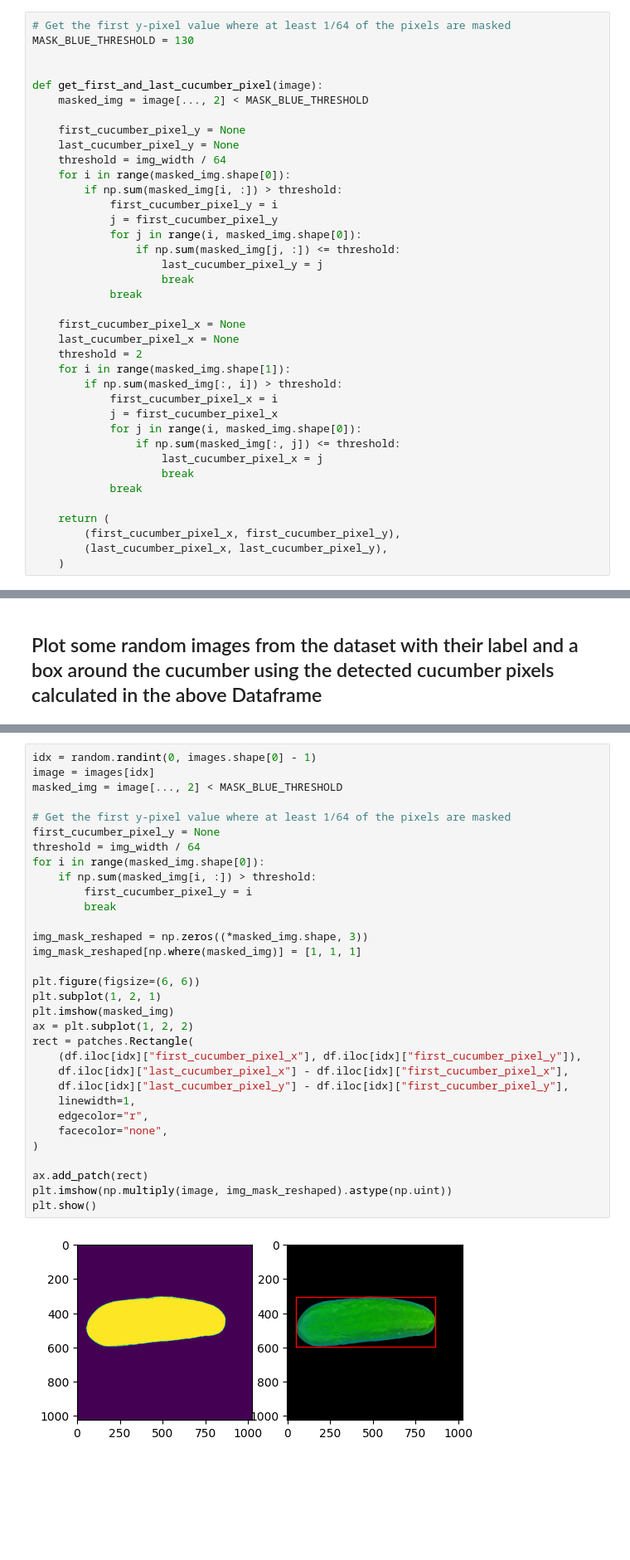
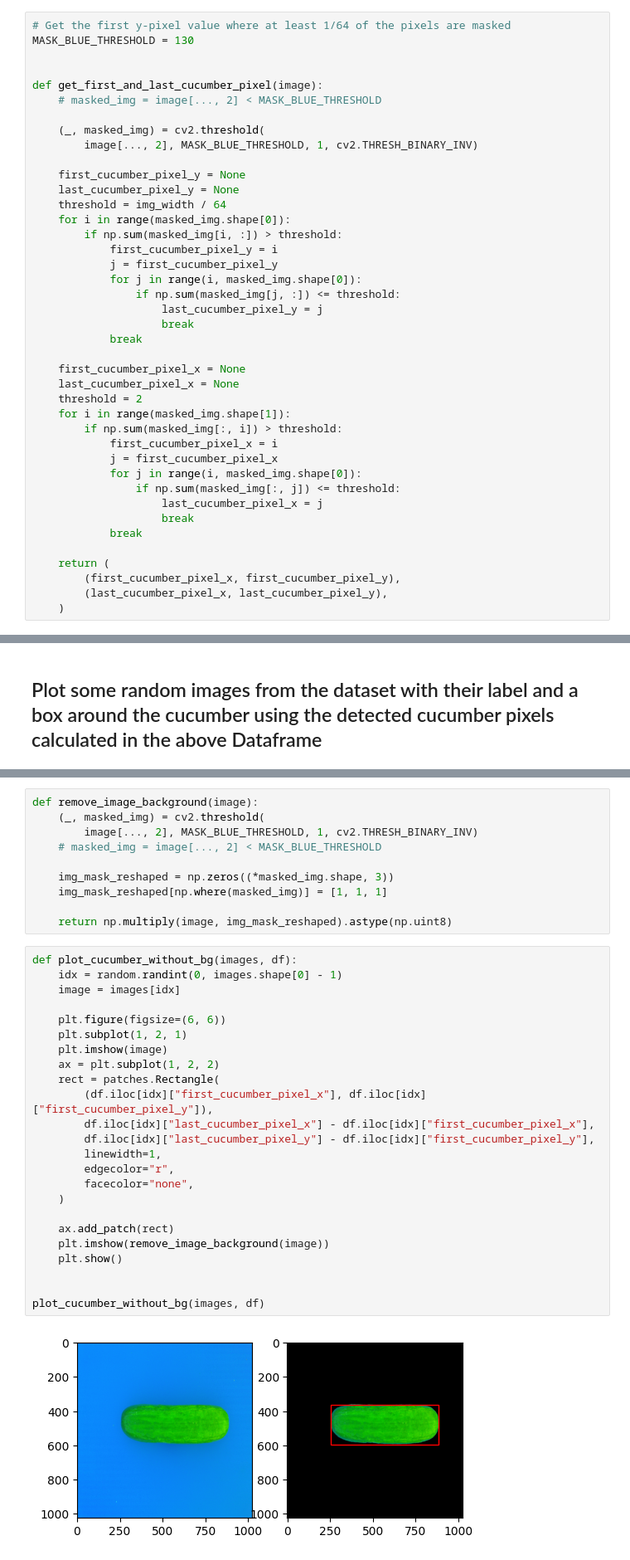
Before and after one commit to Niklas-Mezynski/fontys-cucumber-disease-ai-model, a Jupyter notebook: img_pre_processing_final_procedure.ipynb, the cells around one changed output, grey strips where cells are left out. Shown at 83% size. Saved outputs shown, nothing was run; the diff lists cells and outputs as text; blank space fills up the shorter version.

```diff
--- a/img_pre_processing_final_procedure.ipynb
+++ b/img_pre_processing_final_procedure.ipynb
@@ -93,7 +118,10 @@ MASK_BLUE_THRESHOLD = 130
 
 
 def get_first_and_last_cucumber_pixel(image):
-    masked_img = image[..., 2] < MASK_BLUE_THRESHOLD
+    # masked_img = image[..., 2] < MASK_BLUE_THRESHOLD
+
+    (_, masked_img) = cv2.threshold(
+        image[..., 2], MASK_BLUE_THRESHOLD, 1, cv2.THRESH_BINARY_INV)
 
     first_cucumber_pixel_y = None
     last_cucumber_pixel_y = None
@@ -206,34 +234,36 @@ for i in range(9):
+# %%
+def remove_image_background(image):
+    (_, masked_img) = cv2.threshold(
+        image[..., 2], MASK_BLUE_THRESHOLD, 1, cv2.THRESH_BINARY_INV)
+    # masked_img = image[..., 2] < MASK_BLUE_THRESHOLD
+
+    img_mask_reshaped = np.zeros((*masked_img.shape, 3))
+    img_mask_reshaped[np.where(masked_img)] = [1, 1, 1]
+
+    return np.multiply(image, img_mask_reshaped).astype(np.uint8)
 # %%
-idx = random.randint(0, images.shape[0] - 1)
-image = images[idx]
-masked_img = image[..., 2] < MASK_BLUE_THRESHOLD
+def plot_cucumber_without_bg(images, df):
+    idx = random.randint(0, images.shape[0] - 1)
+    image = images[idx]
 
-# Get the first y-pixel value where at least 1/64 of the pixels are masked
-first_cucumber_pixel_y = None
-threshold = img_width / 64
-for i in range(masked_img.shape[0]):
-    if np.sum(masked_img[i, :]) > threshold:
-        first_cucumber_pixel_y = i
-        break
+    plt.figure(figsize=(6, 6))
+    plt.subplot(1, 2, 1)
+    plt.imshow(image)
+    ax = plt.subplot(1, 2, 2)
+    rect = patches.Rectangle(
+        (df.iloc[idx]["first_cucumber_pixel_x"], df.iloc[idx]["first_cucumber_pixel_y"]),
+        df.iloc[idx]["last_cucumber_pixel_x"] - df.iloc[idx]["first_cucumber_pixel_x"],
+        df.iloc[idx]["last_cucumber_pixel_y"] - df.iloc[idx]["first_cucumber_pixel_y"],
+        linewidth=1,
+        edgecolor="r",
+        facecolor="none",
+    )
 
-img_mask_reshaped = np.zeros((*masked_img.shape, 3))
-img_mask_reshaped[np.where(masked_img)] = [1, 1, 1]
+    ax.add_patch(rect)
+    plt.imshow(remove_image_background(image))
+    plt.show()
 
-plt.figure(figsize=(6, 6))
-plt.subplot(1, 2, 1)
-plt.imshow(masked_img)
-ax = plt.subplot(1, 2, 2)
-rect = patches.Rectangle(
-    (df.iloc[idx]["first_cucumber_pixel_x"], df.iloc[idx]["first_cucumber_pixel_y"]),
-    df.iloc[idx]["last_cucumber_pixel_x"] - df.iloc[idx]["first_cucumber_pixel_x"],
-    df.iloc[idx]["last_cucumber_pixel_y"] - df.iloc[idx]["first_cucumber_pixel_y"],
-    linewidth=1,
-    edgecolor="r",
-    facecolor="none",
-)
 
-ax.add_patch(rect)
-plt.imshow(np.multiply(image, img_mask_reshaped).astype(np.uint))
-plt.show()
+plot_cucumber_without_bg(images, df)
 # %% [output]
-[figure, old version]
+[figure, new version]
```
Also changed, not shown: parts of 18 cells of this notebook, 1 other file.
